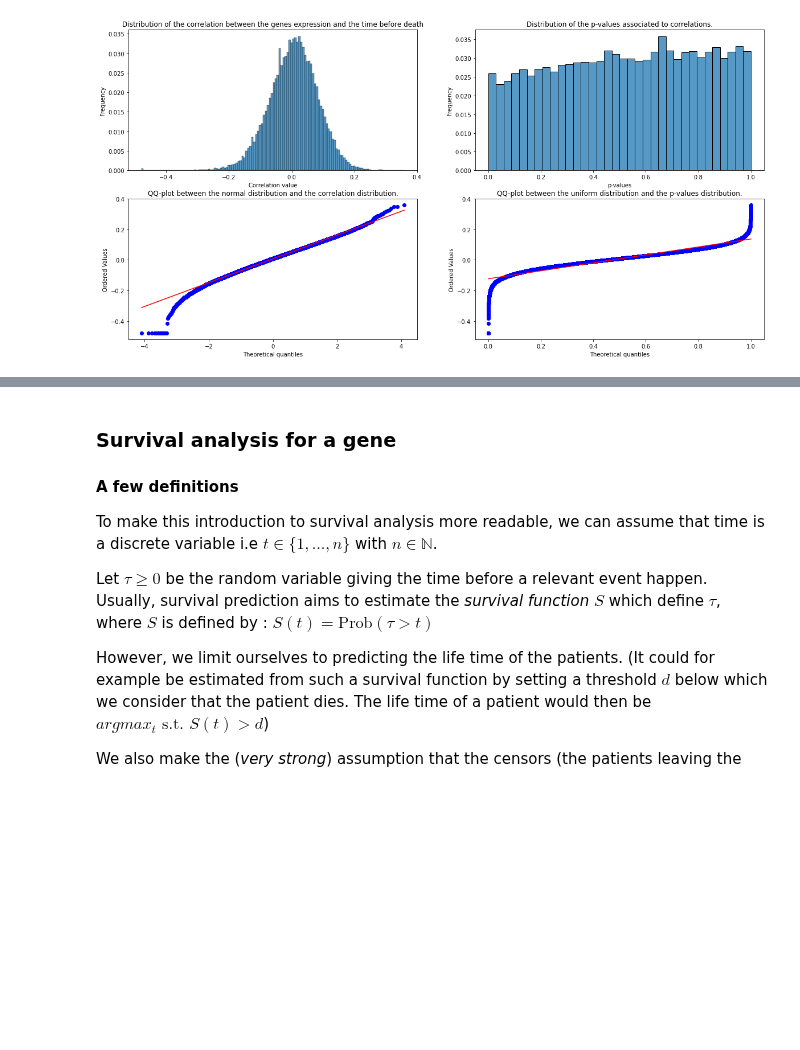
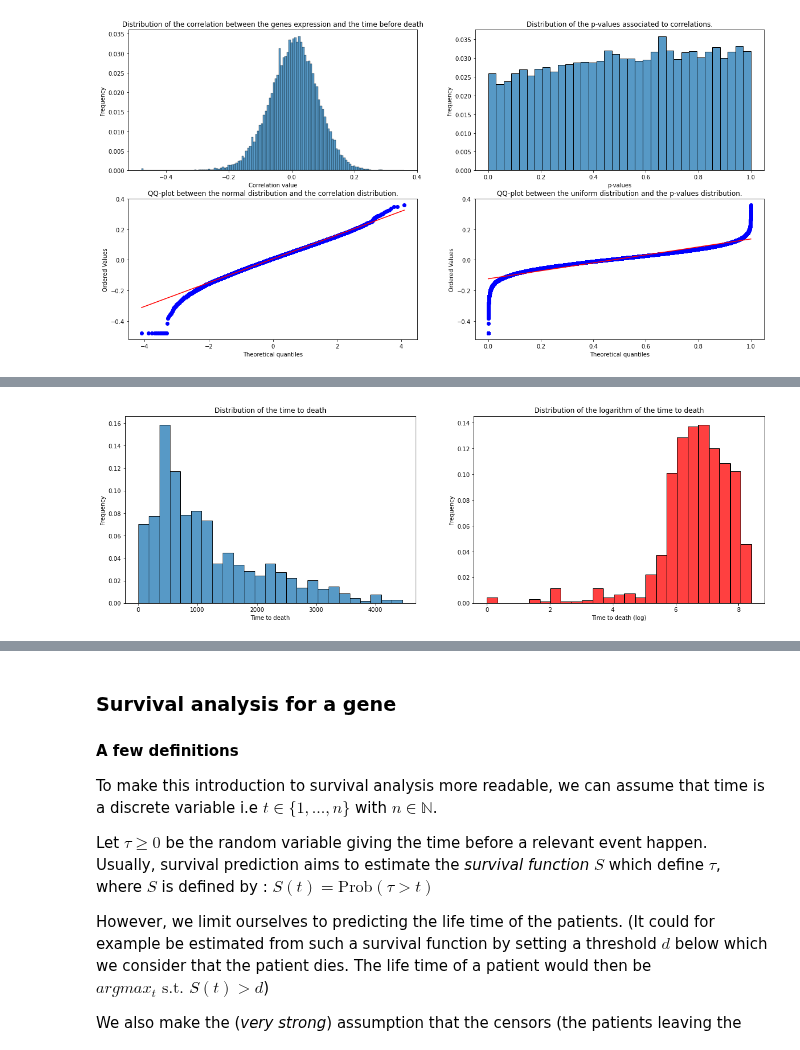
Before and after one commit to StephaneBereux/Cancer-survival-challenge, a Jupyter notebook: starting_kit.ipynb, the cells around one changed output, grey strips where cells are left out. Cells and saved outputs as stored; diff of their text form; code cells hidden in the pictures; blank space fills up the shorter version.

```diff
--- a/starting_kit.ipynb
+++ b/starting_kit.ipynb
@@ -304,0 +327,4 @@ display_correlations(X_uncensored, log_time)
+# %%
+display_time_to_death(y_train)
+# %% [output]
+[figure, added]
```
Also changed, not shown: parts of 26 cells of this notebook.
